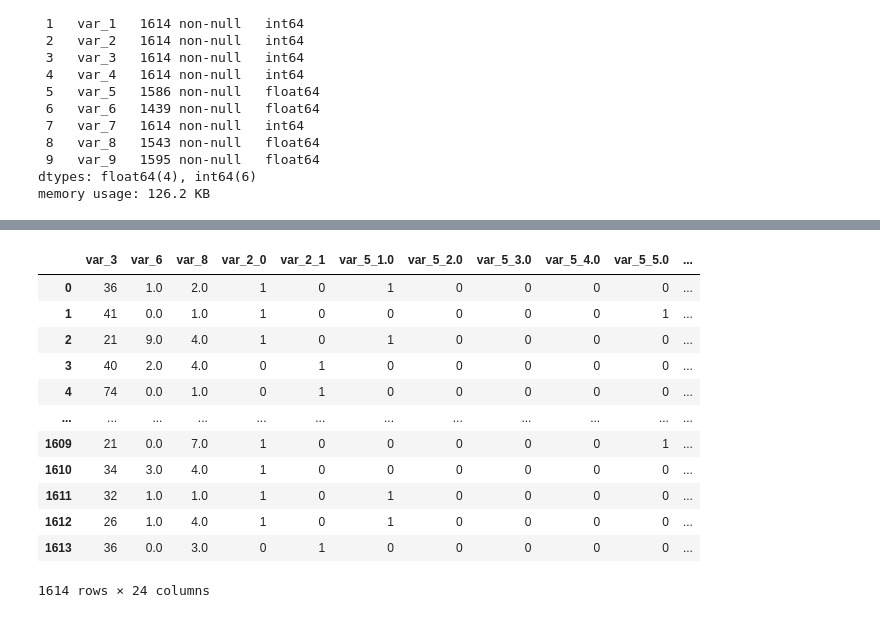
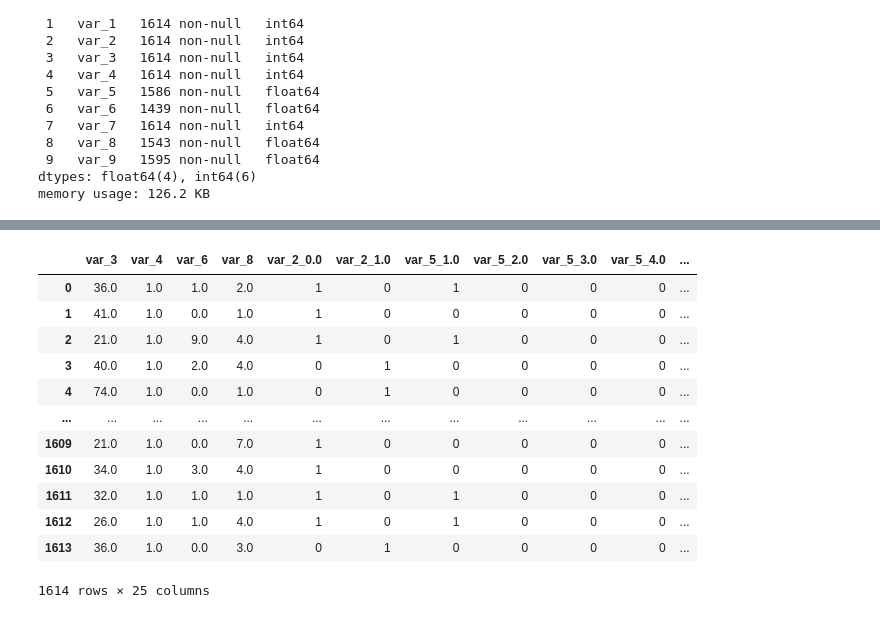
Before and after one commit to yuenherny/market-segmentation-mini-hackathon, a Jupyter notebook: Market Segmentation.ipynb, the cells around one changed output, grey strips where cells are left out. Saved outputs shown, nothing was run; the diff lists cells and outputs as text; code cells hidden in the pictures.

```diff
--- a/Market Segmentation.ipynb
+++ b/Market Segmentation.ipynb
@@ -125,0 +112,5 @@ After dropping rows with missing values, the dataset has 5473 rows which is 84.8
+# %%
+imputer = SimpleImputer(strategy="most_frequent")
+df1 = imputer.fit_transform(df.drop(columns="class"))
+df1 = pd.DataFrame(df1, columns=df.columns.to_list()[:-1])
+df1
@@ -296,5 +327,5 @@ Data columns (total 10 columns):
 dtypes: float64(4), int64(6)
 memory usage: 126.2 KB
 # %%
-df_test = df_test.fillna(df_test.median())
-df_test.info()
+# df_test = df_test.fillna(df_test.mode().iloc[0, :])
+# df_test.info()
@@ -318,0 +332,4 @@ memory usage: 126.2 KB
+# %%
+df_test1 = imputer.transform(df_test)
+df_test1 = pd.DataFrame(df_test1, columns=df_test.columns.to_list())
+df_test1.info()
@@ -319,20 +354,19 @@ memory usage: 126.2 KB
 # %%
-df_test1 = df_test.drop(columns=["ID", "var_1", "var_4"])
+df_test1 = df_test1.drop(columns=["ID", "var_1"])
+# df_test1 = df_test1.drop(columns=["ID"])
 df_test1 = pd.get_dummies(df_test1, columns=["var_2", "var_5", "var_7", "var_9"])
-# X_pred = df_test1.to_numpy()
-assert df_test1.shape[1] == X_train.shape[1]
 df_test1
 # %% [output]
-|  | var_3 | var_6 | var_8 | var_2_0 | var_2_1 | var_5_1.0 | var_5_2.0 | var_5_3.0 | var_5_4.0 | var_5_5.0 | ... |
-| 0 | 36 | 1.0 | 2.0 | 1 | 0 | 1 | 0 | 0 | 0 | 0 | ... |
-| 1 | 41 | 0.0 | 1.0 | 1 | 0 | 0 | 0 | 0 | 0 | 1 | ... |
-| 2 | 21 | 9.0 | 4.0 | 1 | 0 | 1 | 0 | 0 | 0 | 0 | ... |
-| 3 | 40 | 2.0 | 4.0 | 0 | 1 | 0 | 0 | 0 | 0 | 0 | ... |
-| 4 | 74 | 0.0 | 1.0 | 0 | 1 | 0 | 0 | 0 | 0 | 0 | ... |
+|  | var_3 | var_4 | var_6 | var_8 | var_2_0.0 | var_2_1.0 | var_5_1.0 | var_5_2.0 | var_5_3.0 | var_5_4.0 | ... |
+| 0 | 36.0 | 1.0 | 1.0 | 2.0 | 1 | 0 | 1 | 0 | 0 | 0 | ... |
+| 1 | 41.0 | 1.0 | 0.0 | 1.0 | 1 | 0 | 0 | 0 | 0 | 0 | ... |
+| 2 | 21.0 | 1.0 | 9.0 | 4.0 | 1 | 0 | 1 | 0 | 0 | 0 | ... |
+| 3 | 40.0 | 1.0 | 2.0 | 4.0 | 0 | 1 | 0 | 0 | 0 | 0 | ... |
+| 4 | 74.0 | 1.0 | 0.0 | 1.0 | 0 | 1 | 0 | 0 | 0 | 0 | ... |
 | ... | ... | ... | ... | ... | ... | ... | ... | ... | ... | ... | ... |
-| 1609 | 21 | 0.0 | 7.0 | 1 | 0 | 0 | 0 | 0 | 0 | 1 | ... |
-| 1610 | 34 | 3.0 | 4.0 | 1 | 0 | 0 | 0 | 0 | 0 | 0 | ... |
-| 1611 | 32 | 1.0 | 1.0 | 1 | 0 | 1 | 0 | 0 | 0 | 0 | ... |
-| 1612 | 26 | 1.0 | 4.0 | 1 | 0 | 1 | 0 | 0 | 0 | 0 | ... |
-| 1613 | 36 | 0.0 | 3.0 | 0 | 1 | 0 | 0 | 0 | 0 | 0 | ... |
+| 1609 | 21.0 | 1.0 | 0.0 | 7.0 | 1 | 0 | 0 | 0 | 0 | 0 | ... |
+| 1610 | 34.0 | 1.0 | 3.0 | 4.0 | 1 | 0 | 0 | 0 | 0 | 0 | ... |
+| 1611 | 32.0 | 1.0 | 1.0 | 1.0 | 1 | 0 | 1 | 0 | 0 | 0 | ... |
+| 1612 | 26.0 | 1.0 | 1.0 | 4.0 | 1 | 0 | 1 | 0 | 0 | 0 | ... |
+| 1613 | 36.0 | 1.0 | 0.0 | 3.0 | 0 | 1 | 0 | 0 | 0 | 0 | ... |
-1614 rows × 24 columns
+1614 rows × 25 columns
```
Also changed, not shown: parts of 32 cells of this notebook, 3 other files.
